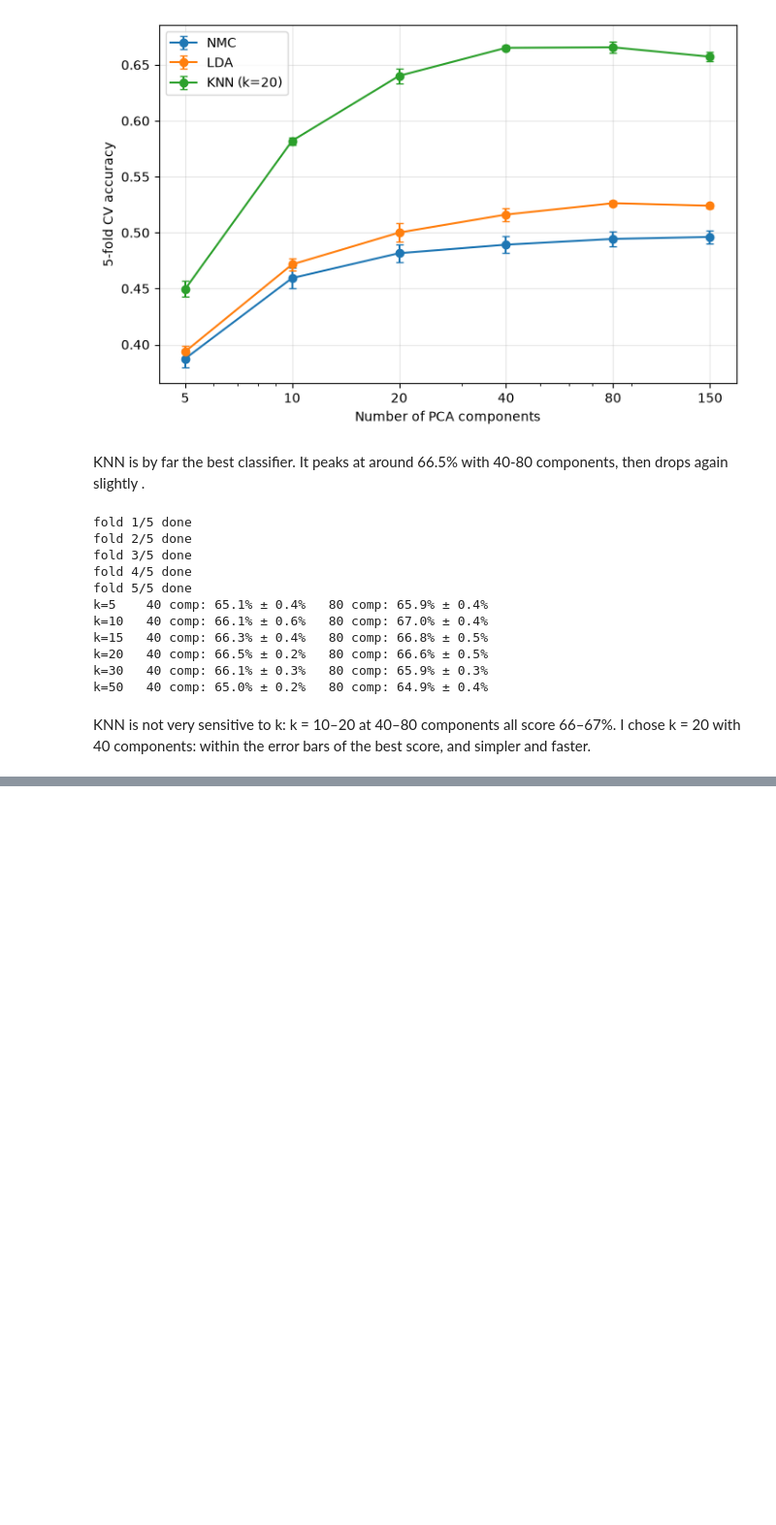
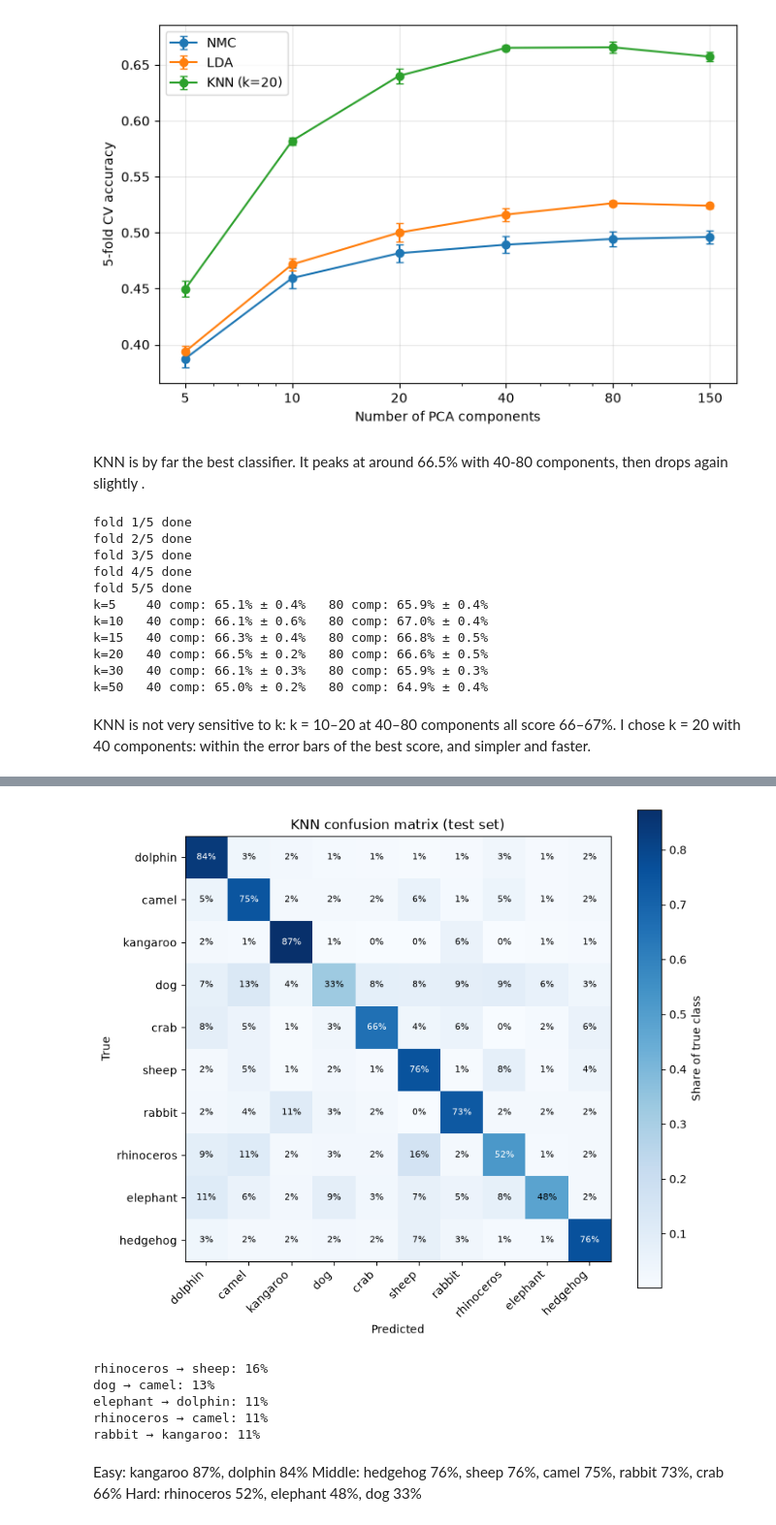
Before and after one commit to damerlotti/quickdraw_animal_classifier, a Jupyter notebook: notebooks/experiments.ipynb, the cells around one changed output, grey strips where cells are left out. Shown at 97% size. Saved outputs shown, nothing was run; the diff lists cells and outputs as text; code cells hidden in the pictures; blank space fills up the shorter version.

Commit message:
Added confusion matrix and error analysis

```diff
--- a/notebooks/experiments.ipynb
+++ b/notebooks/experiments.ipynb
@@ -199,0 +204,36 @@ for name, (make_model, n) in final.items():
+# %%
+cm = confusion_matrix(y_test, test_preds["KNN"], len(animals))
+cm_norm = cm / cm.sum(axis=1, keepdims=True)      # each row as shares adding to 100%
+
+plt.figure(figsize=(8, 7))
+plt.imshow(cm_norm, cmap="Blues")
+plt.colorbar(label="Share of true class")
+plt.xticks(range(len(animals)), animals, rotation=45, ha="right")
+plt.yticks(range(len(animals)), animals)
+plt.xlabel("Predicted")
+plt.ylabel("True")
+for i in range(len(animals)):
+    for j in range(len(animals)):
+        plt.text(j, i, f"{cm_norm[i, j]:.0%}", ha="center", va="center",
+                 color="white" if cm_norm[i, j] > 0.5 else "black", fontsize=8)
+plt.title("KNN confusion matrix (test set)")
+plt.tight_layout()
+plt.show()
+
+# the 5 most common mistakes
+off = cm_norm.copy()
+np.fill_diagonal(off, 0)
+for idx in np.argsort(off, axis=None)[::-1][:5]:
+    i, j = divmod(idx, len(animals))
+    print(f"{animals[i]} → {animals[j]}: {off[i, j]:.0%}")
+# %% [output]
+[figure, added]
+rhinoceros → sheep: 16%
+dog → camel: 13%
+elephant → dolphin: 11%
+rhinoceros → camel: 11%
+rabbit → kangaroo: 11%
+# %% [markdown]
+Easy: kangaroo 87%, dolphin 84%
+Middle: hedgehog 76%, sheep 76%, camel 75%, rabbit 73%, crab 66%
+Hard: rhinoceros 52%, elephant 48%, dog 33%
```
Also changed, not shown: parts of 3 cells of this notebook, 1 other file.
